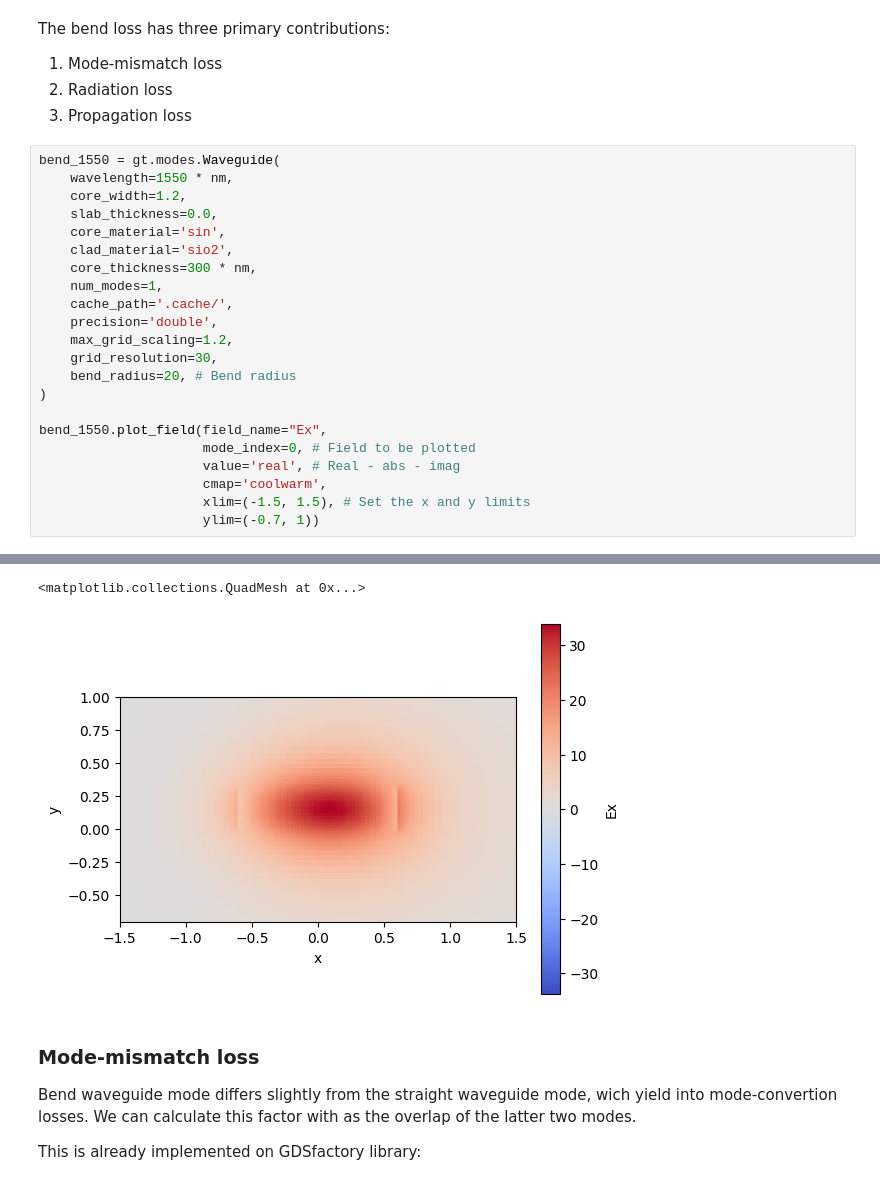
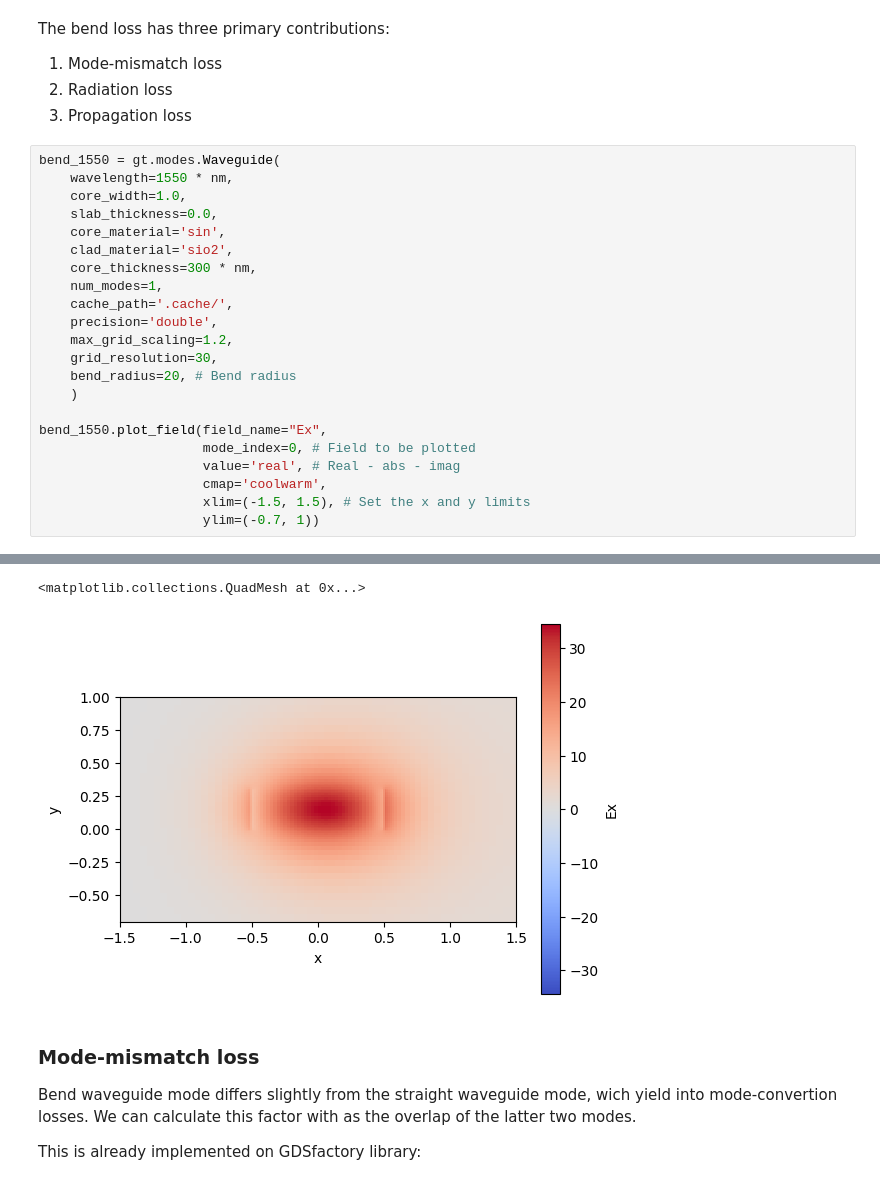
Before and after one commit to DavidGarcia1209/pic-upv-lab1, a Jupyter notebook: WAVEGUIDES_Student.ipynb, the cells around one changed output, grey strips where cells are left out. Cells and saved outputs as stored; diff of their text form.

```diff
--- a/WAVEGUIDES_Student.ipynb
+++ b/WAVEGUIDES_Student.ipynb
@@ -407,7 +403,7 @@ The bend loss has three primary contributions:
 # %%
 bend_1550 = gt.modes.Waveguide(
     wavelength=1550 * nm,
-    core_width=1.2,
+    core_width=1.0,
     slab_thickness=0.0,
     core_material='sin',
     clad_material='sio2',
@@ -418,7 +414,7 @@ bend_1550 = gt.modes.Waveguide(
     max_grid_scaling=1.2,
     grid_resolution=30,
     bend_radius=20, # Bend radius
-)
+    )
 
 bend_1550.plot_field(field_name="Ex",
                      mode_index=0, # Field to be plotted
@@ -431,5 +427,5 @@ bend_1550.plot_field(field_name="Ex",
 <matplotlib.collections.QuadMesh at 0x...>
-[figure, old version]
+[figure, new version]
 # %% [markdown]
 ### Mode-mismatch loss
 
```
Also changed, not shown: parts of 9 cells of this notebook, 2 other files.
